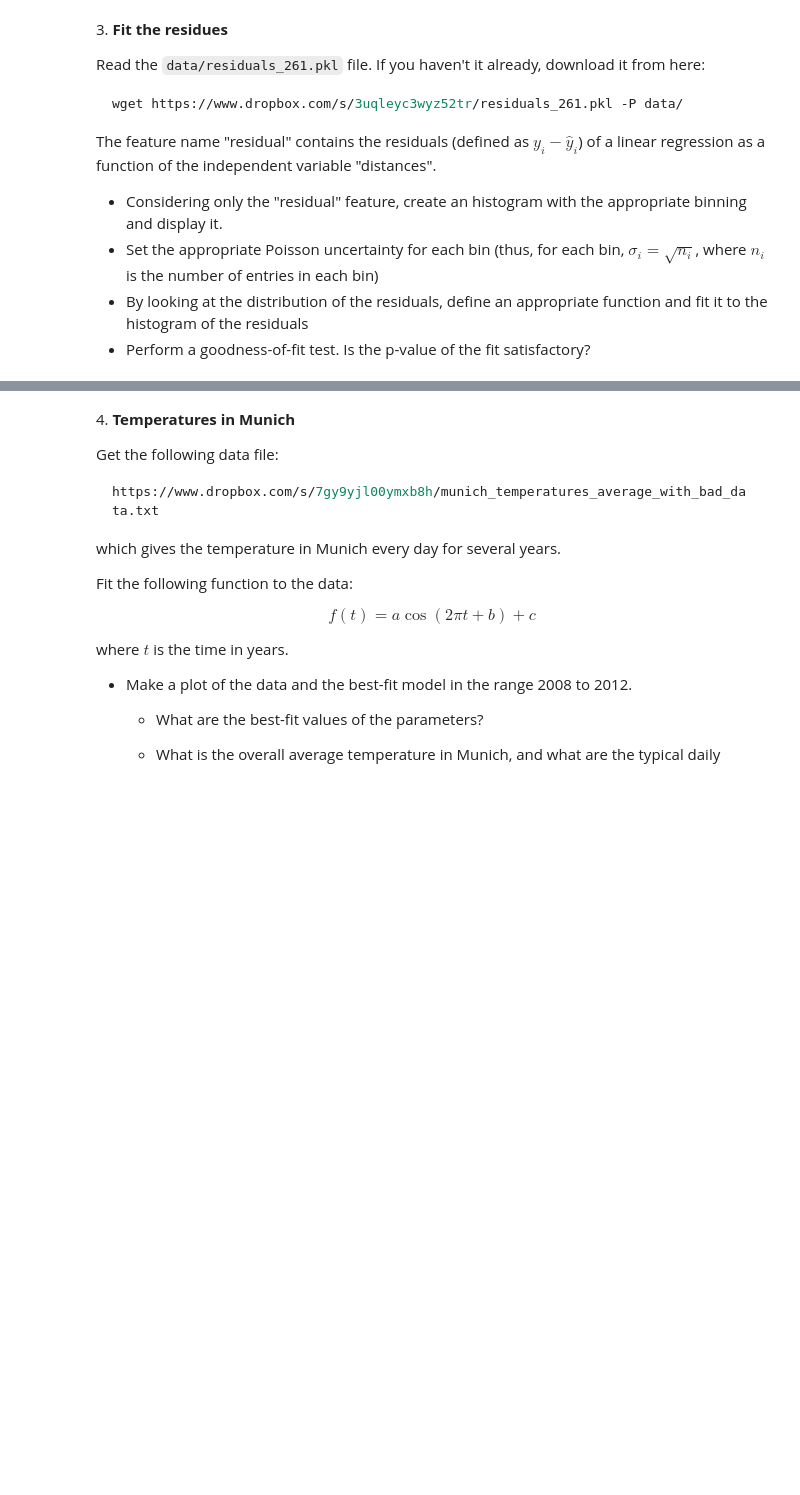
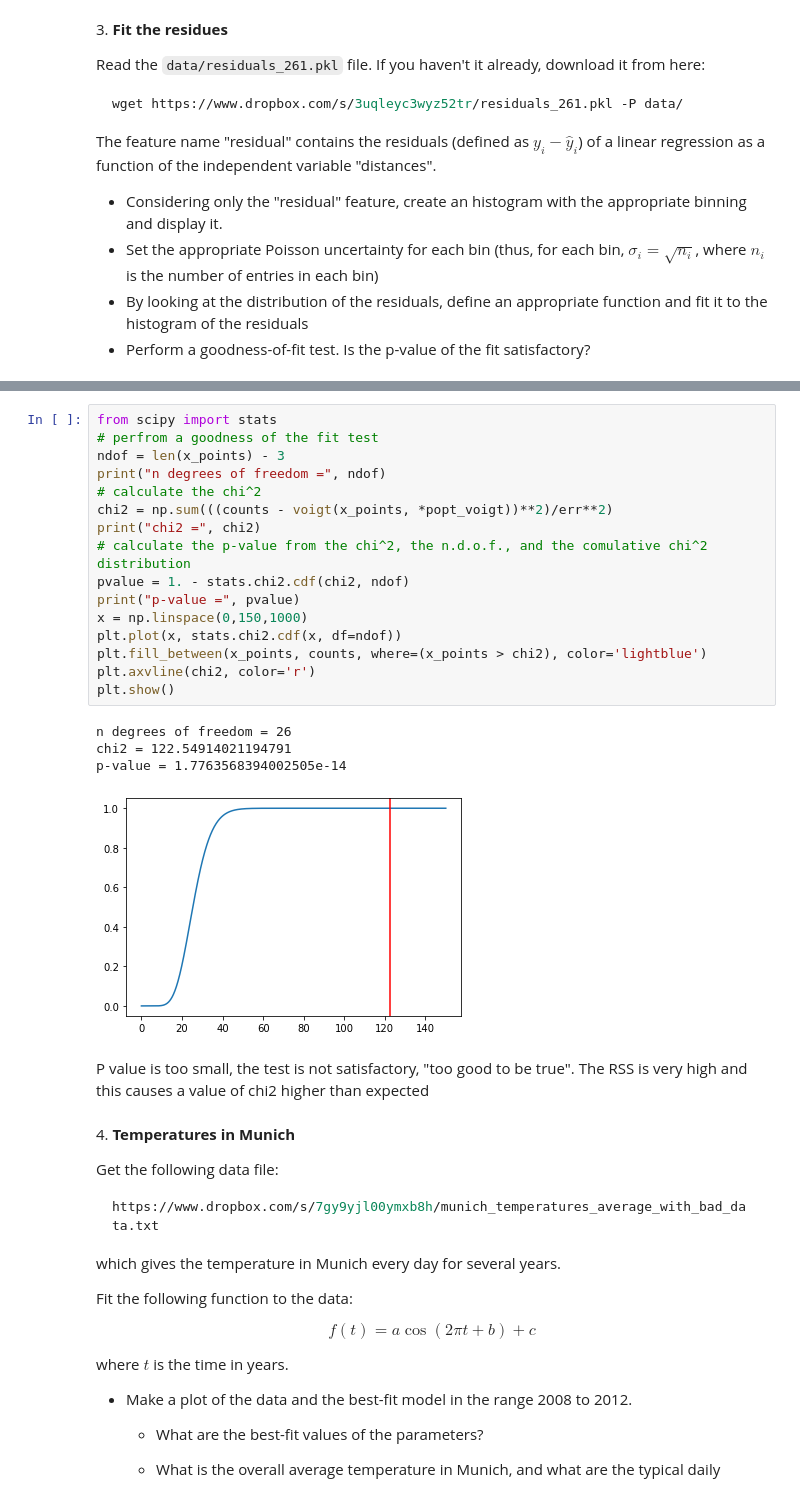
Before and after one commit to PhysicsOfData/LaboratoryOfComputationalPhysics_Y4, a Jupyter notebook: 08ex_fitting.ipynb, the cells around one changed output, grey strips where cells are left out. Cells and saved outputs as stored; diff of their text form; blank space fills up the shorter version.

```diff
--- a/08ex_fitting.ipynb
+++ b/08ex_fitting.ipynb
@@ -101,3 +212,26 @@ The feature name "residual" contains the residuals (defined as $y_i - \hat{y}_i$
+# %%
+from scipy import stats
+# perfrom a goodness of the fit test
+ndof = len(x_points) - 3
+print("n degrees of freedom =", ndof)
+# calculate the chi^2
+chi2 = np.sum(((counts - voigt(x_points, *popt_voigt))**2)/err**2)
+print("chi2 =", chi2)
+# calculate the p-value from the chi^2, the n.d.o.f., and the comulative chi^2 distribution
+pvalue = 1. - stats.chi2.cdf(chi2, ndof)
+print("p-value =", pvalue)
+x = np.linspace(0,150,1000)
+plt.plot(x, stats.chi2.cdf(x, df=ndof))
+plt.fill_between(x_points, counts, where=(x_points > chi2), color='lightblue')
+plt.axvline(chi2, color='r')
+plt.show()
+# %% [output]
+n degrees of freedom = 26
+chi2 = 122.54914021194791
+p-value = 1.7763568394002505e-14
+[figure, added]
+# %% [markdown]
+P value is too small, the test is not satisfactory, "too good to be true". The RSS is very high and this causes a value of chi2 higher than expected
 # %% [markdown]
 4\. **Temperatures in Munich**
 
```
Also changed, not shown: parts of 13 cells of this notebook, 2 other files.
